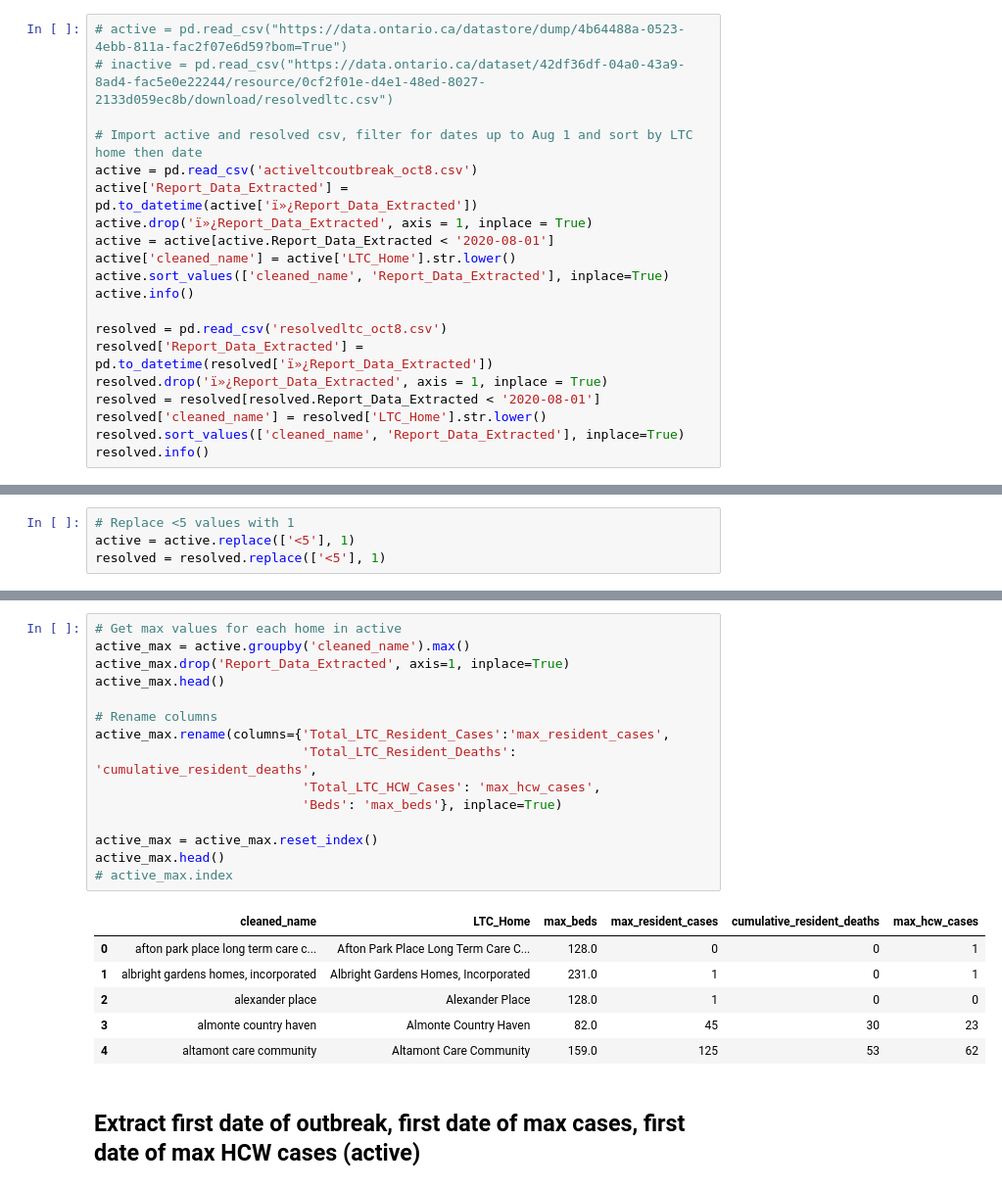
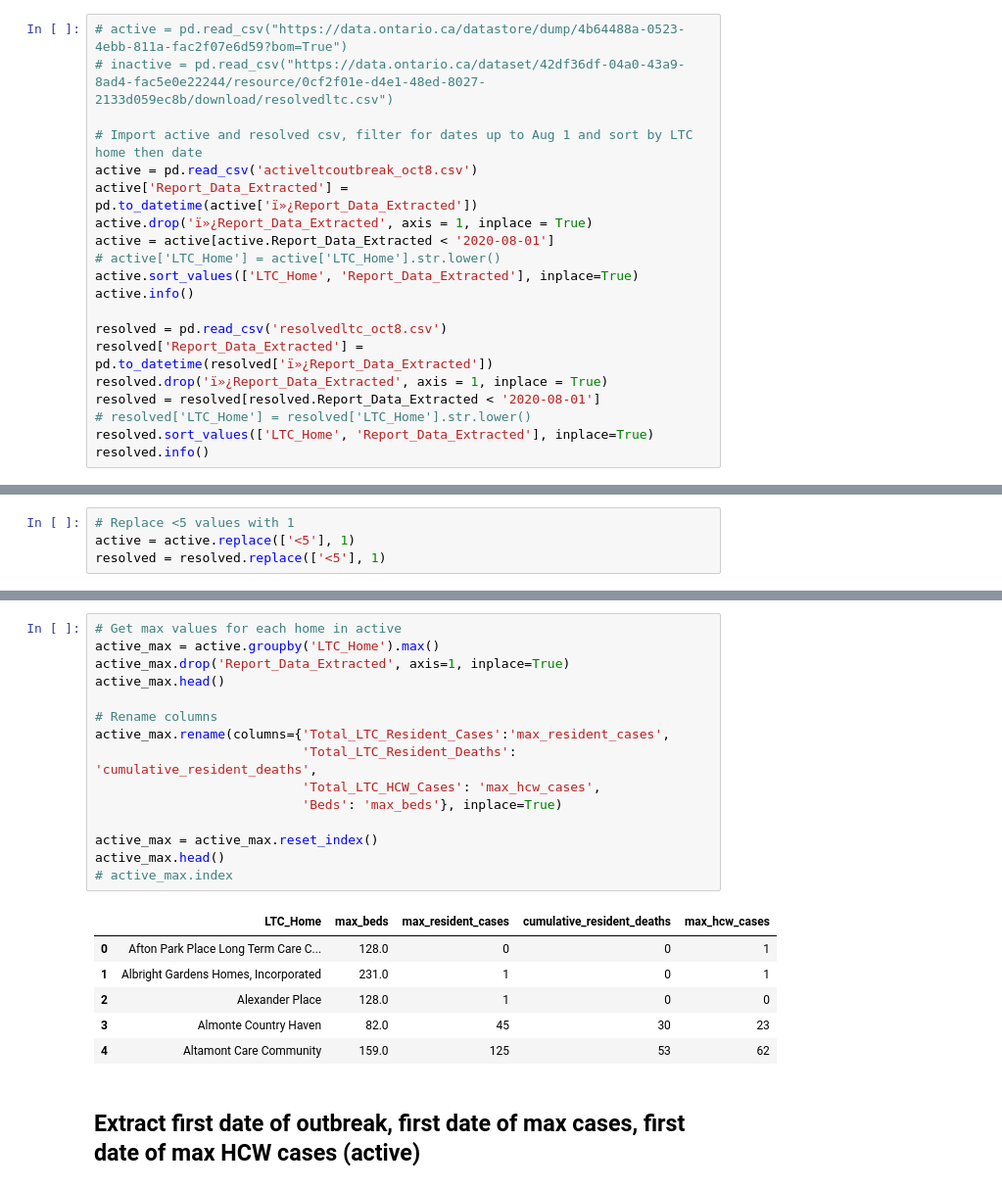
Before and after one commit to nganlyle/wrangle_covid, a Jupyter notebook: LTChomes_analysis_ON/webscraping/outbreaks_0731.ipynb, the cells around one changed output, grey strips where cells are left out. Shown at 98% size. Saved outputs shown, nothing was run; the diff lists cells and outputs as text.

```diff
--- a/LTChomes_analysis_ON/webscraping/outbreaks_0731.ipynb
+++ b/LTChomes_analysis_ON/webscraping/outbreaks_0731.ipynb
@@ -17,16 +19,16 @@ active = pd.read_csv('activeltcoutbreak_oct8.csv')
 active['Report_Data_Extracted'] = pd.to_datetime(active['ï»¿Report_Data_Extracted'])
 active.drop('ï»¿Report_Data_Extracted', axis = 1, inplace = True)
 active = active[active.Report_Data_Extracted < '2020-08-01']
-active['cleaned_name'] = active['LTC_Home'].str.lower()
-active.sort_values(['cleaned_name', 'Report_Data_Extracted'], inplace=True)
+# active['LTC_Home'] = active['LTC_Home'].str.lower()
+active.sort_values(['LTC_Home', 'Report_Data_Extracted'], inplace=True)
 active.info()
 
 resolved = pd.read_csv('resolvedltc_oct8.csv')
 resolved['Report_Data_Extracted'] = pd.to_datetime(resolved['ï»¿Report_Data_Extracted'])
 resolved.drop('ï»¿Report_Data_Extracted', axis = 1, inplace = True)
 resolved = resolved[resolved.Report_Data_Extracted < '2020-08-01']
-resolved['cleaned_name'] = resolved['LTC_Home'].str.lower()
-resolved.sort_values(['cleaned_name', 'Report_Data_Extracted'], inplace=True)
+# resolved['LTC_Home'] = resolved['LTC_Home'].str.lower()
+resolved.sort_values(['LTC_Home', 'Report_Data_Extracted'], inplace=True)
 resolved.info()
 # %% [output]
 <class 'pandas.core.frame.DataFrame'>
@@ -235,25 +223,25 @@ active.loc[active['cleaned_name'] == 'orchard villa'] # max 71, final 70 deaths
 # %%
 # Get max values for each home in active
-active_max = active.groupby('cleaned_name').max()
+active_max = active.groupby('LTC_Home').max()
 active_max.drop('Report_Data_Extracted', axis=1, inplace=True)
 active_max.head()
 
 # Rename columns
 active_max.rename(columns={'Total_LTC_Resident_Cases':'max_resident_cases',
                            'Total_LTC_Resident_Deaths': 'cumulative_resident_deaths',
                            'Total_LTC_HCW_Cases': 'max_hcw_cases',
                            'Beds': 'max_beds'}, inplace=True)
 
 active_max = active_max.reset_index()
 active_max.head()
 # active_max.index
 # %% [output]
-|  | cleaned_name | LTC_Home | max_beds | max_resident_cases | cumulative_resident_deaths | max_hcw_cases |
-| 0 | afton park place long term care c... | Afton Park Place Long Term Care C... | 128.0 | 0 | 0 | 1 |
-| 1 | albright gardens homes, incorporated | Albright Gardens Homes, Incorporated | 231.0 | 1 | 0 | 1 |
-| 2 | alexander place | Alexander Place | 128.0 | 1 | 0 | 0 |
-| 3 | almonte country haven | Almonte Country Haven | 82.0 | 45 | 30 | 23 |
-| 4 | altamont care community | Altamont Care Community | 159.0 | 125 | 53 | 62 |
+|  | LTC_Home | max_beds | max_resident_cases | cumulative_resident_deaths | max_hcw_cases |
+| 0 | Afton Park Place Long Term Care C... | 128.0 | 0 | 0 | 1 |
+| 1 | Albright Gardens Homes, Incorporated | 231.0 | 1 | 0 | 1 |
+| 2 | Alexander Place | 128.0 | 1 | 0 | 0 |
+| 3 | Almonte Country Haven | 82.0 | 45 | 30 | 23 |
+| 4 | Altamont Care Community | 159.0 | 125 | 53 | 62 |
 # %% [markdown]
 ## Extract first date of outbreak, first date of max cases, first date of max HCW cases (active)
 # %%
```
Also changed, not shown: parts of 45 cells of this notebook, 8 other files.
